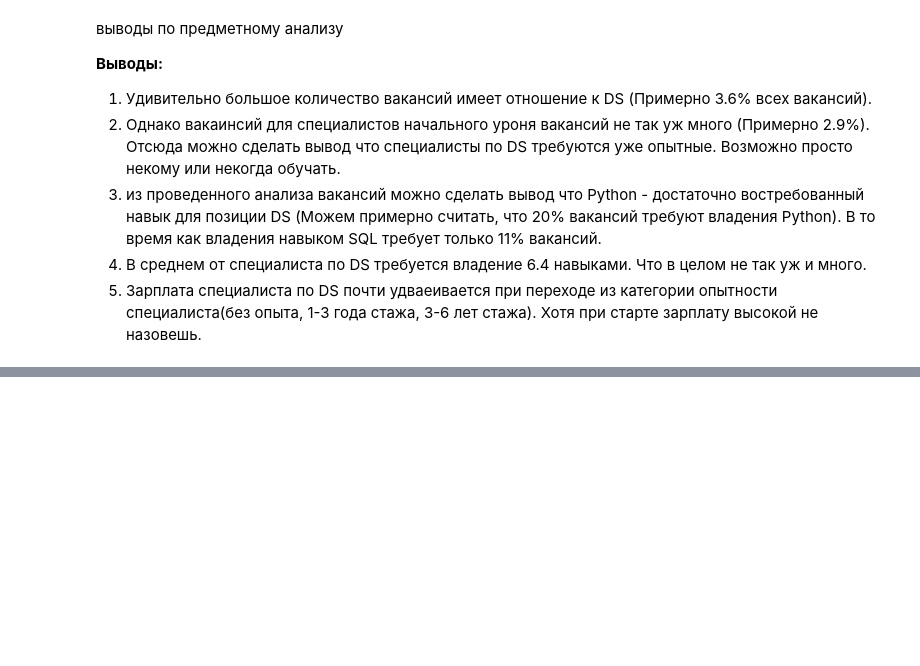
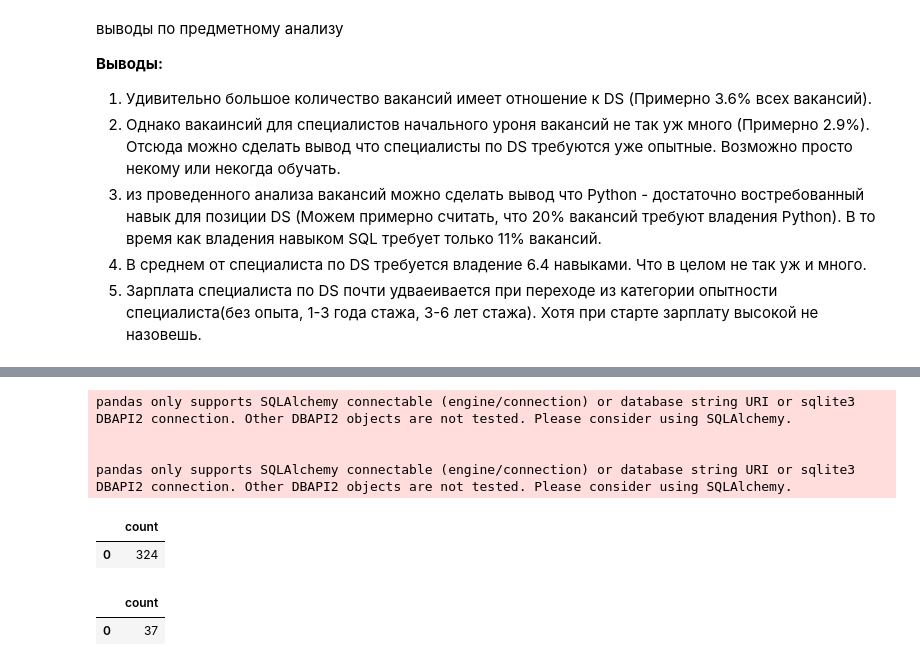
Before and after one commit to eartzhi/HH_project_2, a Jupyter notebook: Project_2_Ноутбук.ipynb, the cells around one changed output, grey strips where cells are left out. Saved outputs shown, nothing was run; the diff lists cells and outputs as text; code cells hidden in the pictures; blank space fills up the shorter version.

```diff
--- a/Project_2_Ноутбук.ipynb
+++ b/Project_2_Ноутбук.ipynb
@@ -632,0 +665,28 @@ connection.close()
+# %%
+query_addition_1 =f'''
+SELECT count(v.id)
+FROM public.employers AS e
+	JOIN public.vacancies AS v ON e.id = v.employer_id
+	JOIN public.areas AS a ON v.area_id = a.id
+WHERE e.name ='Яндекс' and a.name IN {cities_millioneres} and v.schedule = 'Удаленная работа'
+'''
+query_addition_2 =f'''
+SELECT count(DISTINCT v.name)
+FROM public.employers AS e
+	JOIN public.vacancies AS v ON e.id = v.employer_id
+	JOIN public.areas AS a ON v.area_id = a.id
+WHERE e.name ='Яндекс'and a.name IN {cities_millioneres} and v.schedule = 'Удаленная работа'
+'''
+# %%
+df_addition_1 = pd.read_sql_query(query_addition_1, connection)
+df_addition_2 = pd.read_sql_query(query_addition_2, connection)
+display(df_addition_1, df_addition_2)
+# %% [output]
+pandas only supports SQLAlchemy connectable (engine/connection) or database string URI or sqlite3 DBAPI2 connection. Other DBAPI2 objects are not tested. Please consider using SQLAlchemy.
+
+
+pandas only supports SQLAlchemy connectable (engine/connection) or database string URI or sqlite3 DBAPI2 connection. Other DBAPI2 objects are not tested. Please consider using SQLAlchemy.
+|  | count |
+| 0 | 324 |
+|  | count |
+| 0 | 37 |
```
Also changed, not shown: parts of 43 cells of this notebook.
